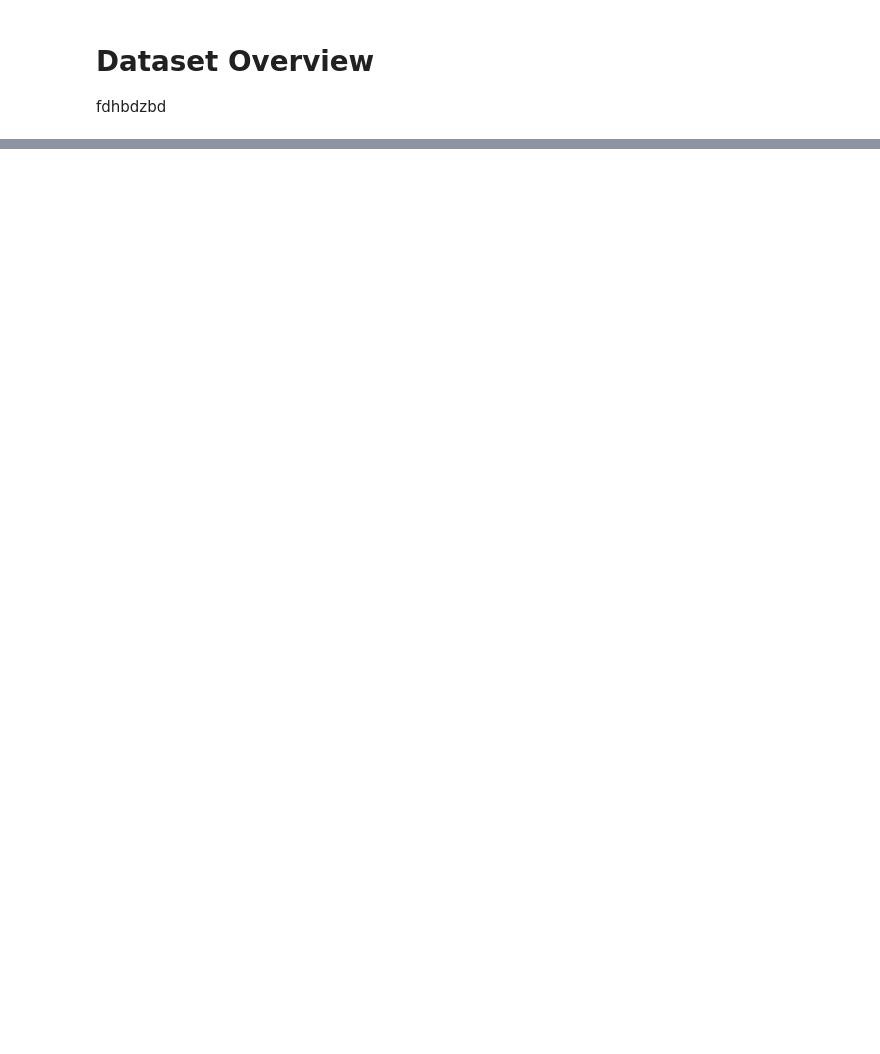
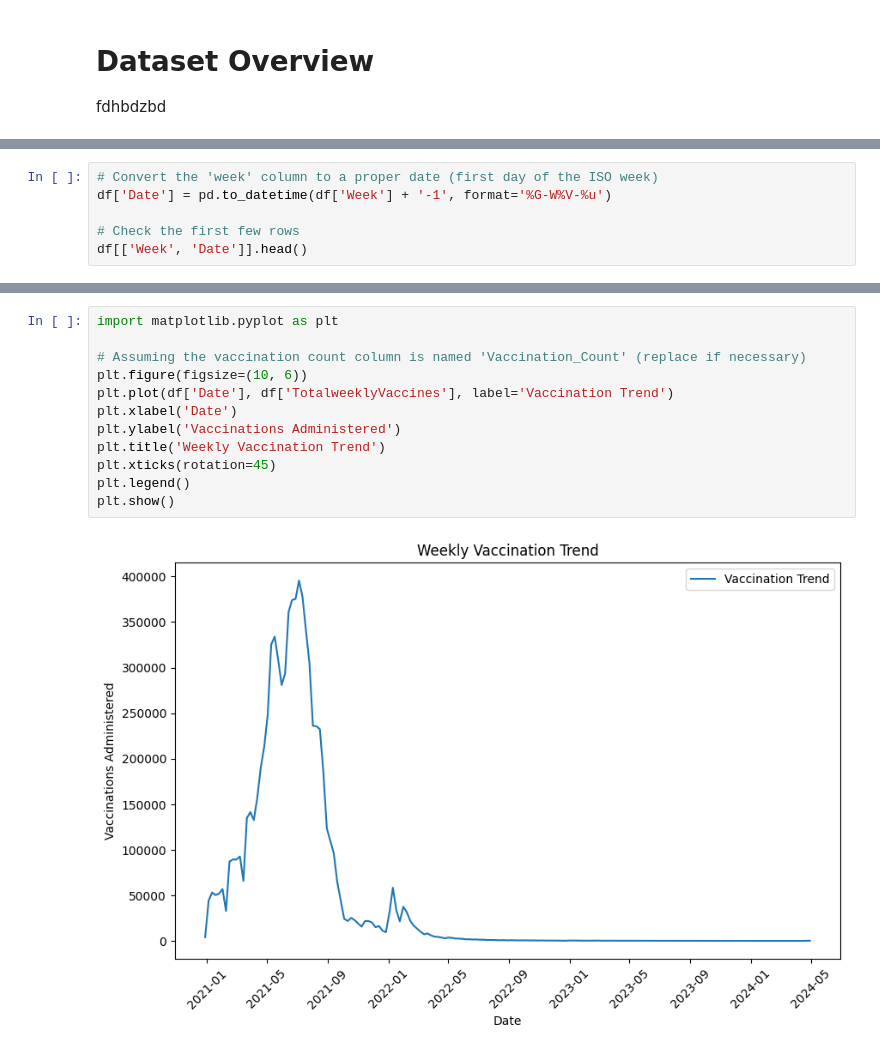
Before and after one commit to jakedaly97/PFDA, a Jupyter notebook: project/bigproject.ipynb, the cells around one changed output, grey strips where cells are left out. Drawn from its saved outputs; the diff is of its cells as text; blank space fills up the shorter version.

Commit message:
plots of weekly vaccination trend over time, weekly vaccination trend by gender, weekly vaccination trend by vaccine type

```diff
--- a/project/bigproject.ipynb
+++ b/project/bigproject.ipynb
@@ -24,3 +24,9 @@ df.head()
 | 3 | -856336.314876 | 7.036492e+06 | 2024/05/12 23:00:00+00 | 2021-W03 | 50222 | 14964 | 35258 | 0 | 51 | ... |
 | 4 | -856336.314876 | 7.036492e+06 | 2024/05/12 23:00:00+00 | 2021-W04 | 51949 | 15066 | 36883 | 0 | 35 | ... |
 5 rows × 73 columns
+# %%
+# Convert the 'week' column to a proper date (first day of the ISO week)
+df['Date'] = pd.to_datetime(df['Week'] + '-1', format='%G-W%V-%u')
+
+# Check the first few rows
+df[['Week', 'Date']].head()
@@ -26,0 +40,14 @@ df.head()
+# %%
+import matplotlib.pyplot as plt
+
+# Assuming the vaccination count column is named 'Vaccination_Count' (replace if necessary)
+plt.figure(figsize=(10, 6))
+plt.plot(df['Date'], df['TotalweeklyVaccines'], label='Vaccination Trend')
+plt.xlabel('Date')
+plt.ylabel('Vaccinations Administered')
+plt.title('Weekly Vaccination Trend')
+plt.xticks(rotation=45)
+plt.legend()
+plt.show()
+# %% [output]
+[figure, added]
```
Also changed, not shown: parts of 7 cells of this notebook.
